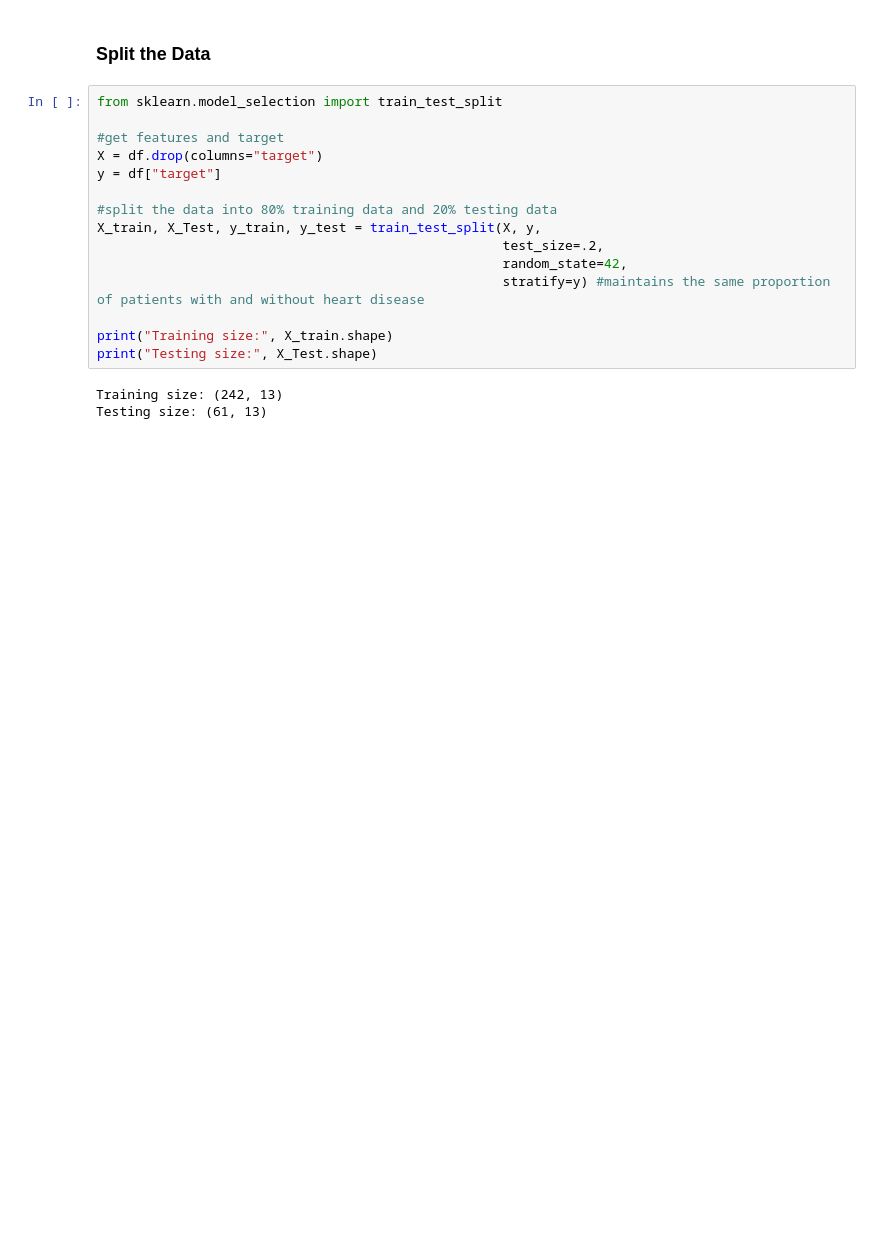
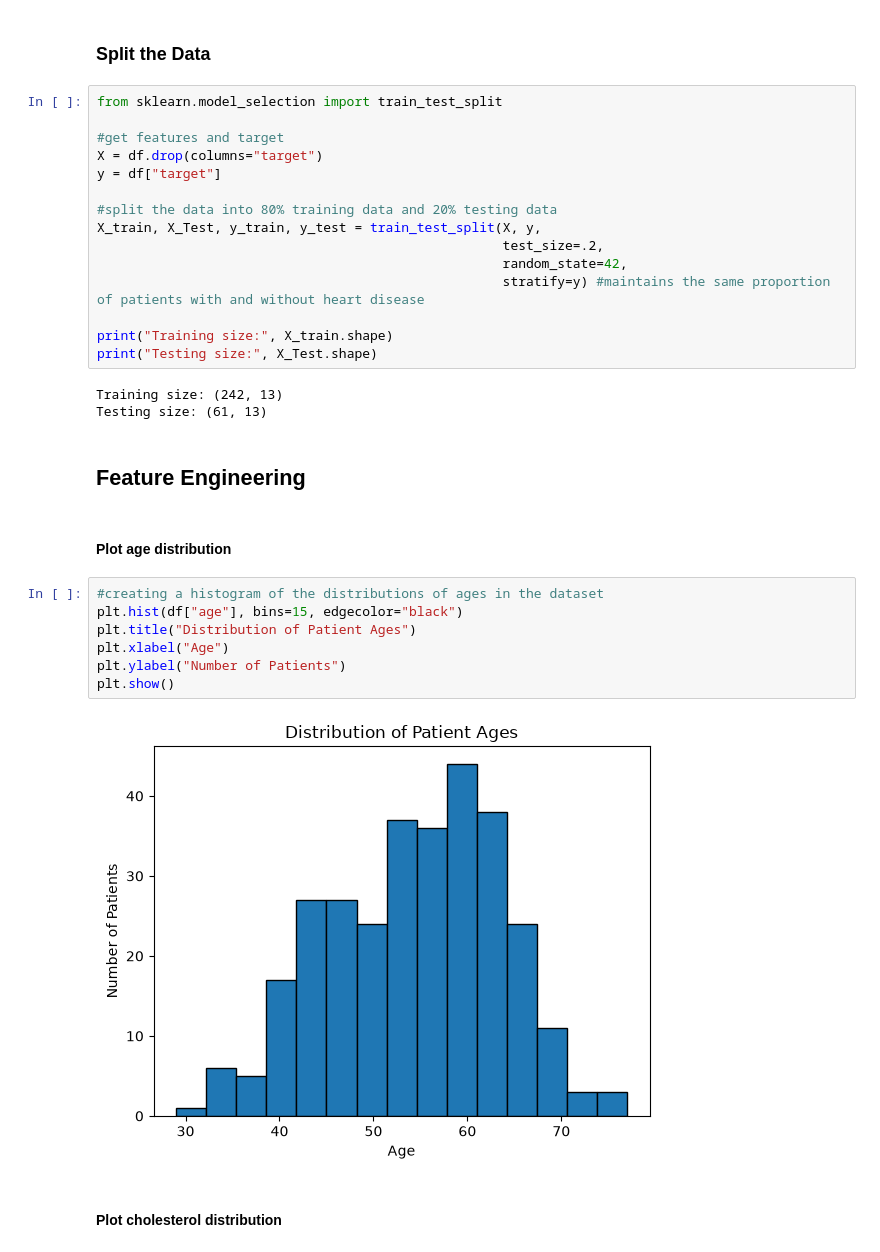
Before and after one commit to andreirotaruu/ML, a Jupyter notebook: ml_class/classification/classification_assignment.ipynb, the cells around one changed output. Drawn from its saved outputs; the diff is of its cells as text; blank space fills up the shorter version.

Commit message:
added feature engineering

```diff
--- a/ml_class/classification/classification_assignment.ipynb
+++ b/ml_class/classification/classification_assignment.ipynb
@@ -87,4 +87,17 @@ print("Testing size:", X_Test.shape)
 Training size: (242, 13)
 Testing size: (61, 13)
 # %% [markdown]
-####
+## Feature Engineering
+# %% [markdown]
+#### Plot age distribution
+# %%
+#creating a histogram of the distributions of ages in the dataset
+plt.hist(df["age"], bins=15, edgecolor="black")
+plt.title("Distribution of Patient Ages")
+plt.xlabel("Age")
+plt.ylabel("Number of Patients")
+plt.show()
+# %% [output]
+[figure, added]
+# %% [markdown]
+#### Plot cholesterol distribution
```
Also changed, not shown: parts of 5 cells of this notebook.
